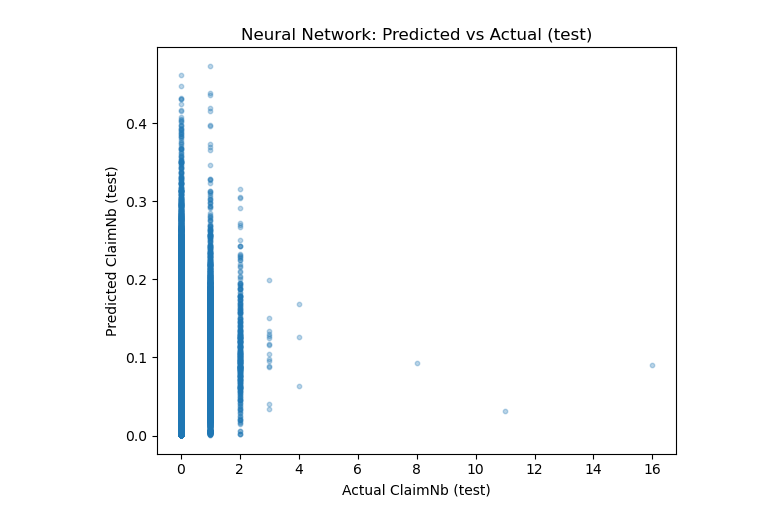
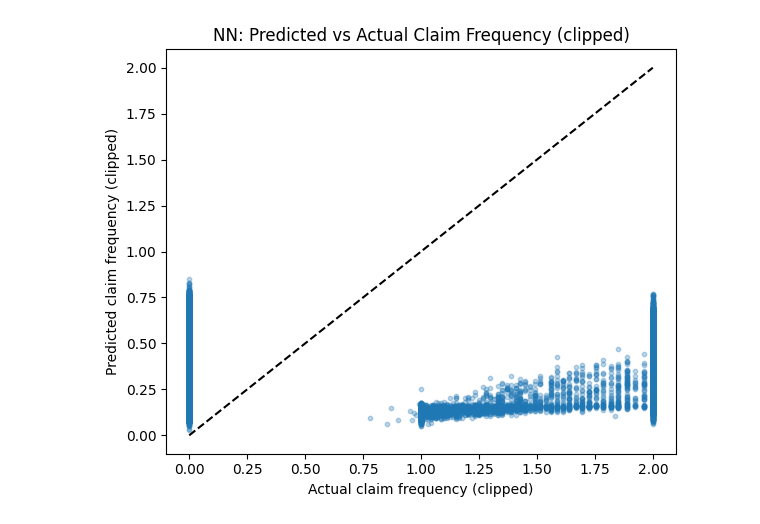
Before and after one commit to MrStrelan/Car_Insurance, a Jupyter notebook: feedforward_NN.ipynb, the cells around one changed output. Drawn from its saved outputs; the diff is of its cells as text; code cells hidden in the pictures.

Commit message:
Plots + RMSE NN

```diff
--- a/feedforward_NN.ipynb
+++ b/feedforward_NN.ipynb
@@ -239,16 +239,16 @@ def run_architecture(features_train, labels_train, features_test, labels_test,
             f"Biases shape: {parameters[f'b{i}'].shape}"
         )
 
-    # Evaluate on train and test sets
+   # Evaluate on train and test sets
     train_preds, _ = forward_prop(features_train, parameters)
     test_preds, _ = forward_prop(features_test, parameters)
 
-    train_mse = np.mean((train_preds - labels_train) ** 2)
-    test_mse = np.mean((test_preds - labels_test) ** 2)
+    train_rmse = np.sqrt(np.mean((train_preds - labels_train) ** 2))
+    test_rmse = np.sqrt(np.mean((test_preds - labels_test) ** 2))
 
     print(dashline)
-    print(f"Train MSE: {train_mse:.4f}")
-    print(f"Test  MSE: {test_mse:.4f}")
+    print(f"Train RMSE: {train_rmse:.4f}")
+    print(f"Test  RMSE: {test_rmse:.4f}")
     print(dashline)
 
     return parameters
@@ -293,69 +293,68 @@ Test  MSE: 27.0093
 # Visualisation and evaluation for the scratch Feedforward NN
 # (assumes the network has already been trained)
 
+import matplotlib.pyplot as plt
 import numpy as np
-import matplotlib.pyplot as plt
 
-# --- forward pass to get predictions (no retraining) ---
+# Predictions
 train_preds, _ = forward_prop(features_train, parameters)
 test_preds, _  = forward_prop(features_test, parameters)
 
-# predictions are rates -> convert back to expected ClaimNb
-# ClaimNb ≈ rate * Exposure
-exp_train = pd.read_csv("data/claims_train.csv")["Exposure"].values
-exp_test  = pd.read_csv("data/claims_test.csv")["Exposure"].values
+y_train = labels_train.flatten()
+y_test  = labels_test.flatten()
 
-y_train_claims = labels_train.flatten() * exp_train
-y_test_claims  = labels_test.flatten() * exp_test
+yhat_train = train_preds.flatten()
+yhat_test  = test_preds.flatten()
 
-yhat_train_nn = train_preds.flatten() * exp_train
-yhat_test_nn  = test_preds.flatten() * exp_test
+# Predicted vs Actual (TEST)
+# Clip extreme frequencies for visualization only
+clip_max = 2.0
 
-# --- RMSE ---
-rmse_train_nn = np.sqrt(np.mean((y_train_claims - yhat_train_nn) ** 2))
-rmse_test_nn  = np.sqrt(np.mean((y_test_claims  - yhat_test_nn)  ** 2))
+y_true_clip = np.clip(labels_test.flatten(), 0, clip_max)
+y_pred_clip = np.clip(test_preds.flatten(), 0, clip_max)
 
-print("Neural Network RMSE | train:", rmse_train_nn, "| test:", rmse_test_nn)
-
-# 1) Predicted vs Actual (test)
 plt.figure(figsize=(6, 5))
-plt.scatter(y_test_claims, yhat_test_nn, s=10, alpha=0.3)
-plt.xlabel("Actual ClaimNb (test)")
-plt.ylabel("Predicted ClaimNb (test)")
-plt.title("Neural Network: Predicted vs Actual (test)")
+plt.scatter(y_true_clip, y_pred_clip, s=10, alpha=0.3)
+plt.plot([0, clip_max], [0, clip_max], "--", color="black")
+plt.xlabel("Actual claim frequency (clipped)")
+plt.ylabel("Predicted claim frequency (clipped)")
+plt.title("NN: Predicted vs Actual Claim Frequency (clipped)")
 plt.tight_layout()
 plt.show()
 
-# 2) Residuals distribution (test)
-res_nn = y_test_claims - yhat_test_nn
+# Residuals vs predicted frequency
+residuals = labels_test.flatten() - test_preds.flatten()
+
 plt.figure(figsize=(6, 4))
-plt.hist(res_nn, bins=60)
-plt.xlabel("Residual = y - ŷ (test)")
-plt.ylabel("Count")
-plt.title("Neural Network: Residuals (test)")
+plt.scatter(test_preds.flatten(), residuals, s=10, alpha=0.3)
+plt.axhline(0, linestyle="--", color="black")
+plt.xlabel("Predicted claim frequency")
+plt.ylabel("Residual (actual − predicted)")
+plt.title("NN residuals vs predicted claim frequency (test)")
 plt.tight_layout()
 plt.show()
 
-# 3) Calibration-style plot (prediction deciles)
+# Calibration plot
 q = 10
-bins = np.quantile(yhat_test_nn, np.linspace(0, 1, q + 1))
-bin_id = np.digitize(yhat_test_nn, bins[1:-1], right=True)
+bins = np.quantile(test_preds.flatten(), np.linspace(0, 1, q + 1))
+bin_id = np.digitize(test_preds.flatten(), bins[1:-1], right=True)
 
-avg_pred = []
-avg_true = []
+avg_pred, avg_true = [], []
 
 for b in range(q):
     mask = bin_id == b
     if mask.sum() == 0:
         continue
-    avg_pred.append(yhat_test_nn[mask].mean())
-    avg_true.append(y_test_claims[mask].mean())
+    avg_pred.append(test_preds.flatten()[mask].mean())
+    avg_true.append(labels_test.flatten()[mask].mean())
 
 plt.figure(figsize=(6, 4))
 plt.plot(avg_pred, avg_true, marker="o")
-plt.xlabel("Mean predicted ClaimNb (bin)")
-plt.ylabel("Mean actual ClaimNb (bin)")
-plt.title("Neural Network: Calibration by Prediction Deciles (test)")
+plt.plot([min(avg_pred), max(avg_pred)],
+         [min(avg_pred), max(avg_pred)], "--", color="black")
+plt.xlabel("Mean predicted claim frequency (bin)")
+plt.ylabel("Mean actual claim frequency (bin)")
+plt.title("NN calibration plot (test)")
 plt.tight_layout()
 plt.show()
 # %% [output]
@@ -363 +361 @@ Neural Network RMSE | train: 0.24374690670108293 | test: 0.2500292403980423
-[figure, old version]
+[figure, new version]
```
Also changed, not shown: parts of 3 cells of this notebook.
